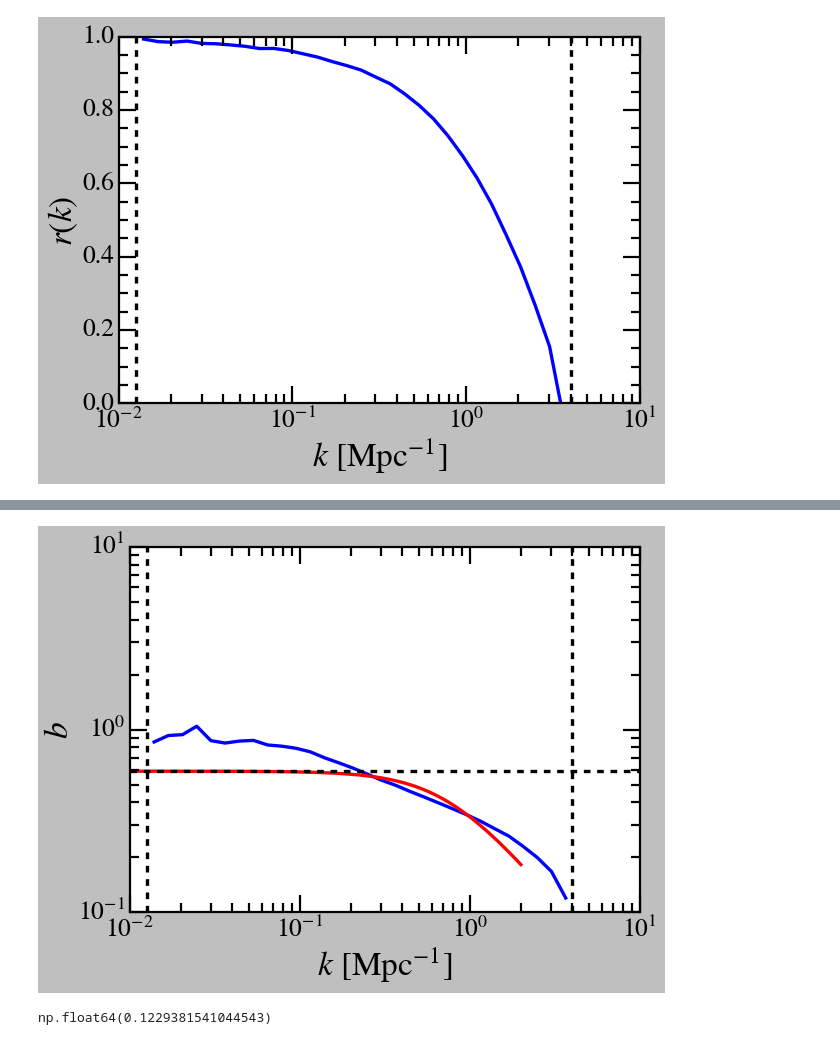
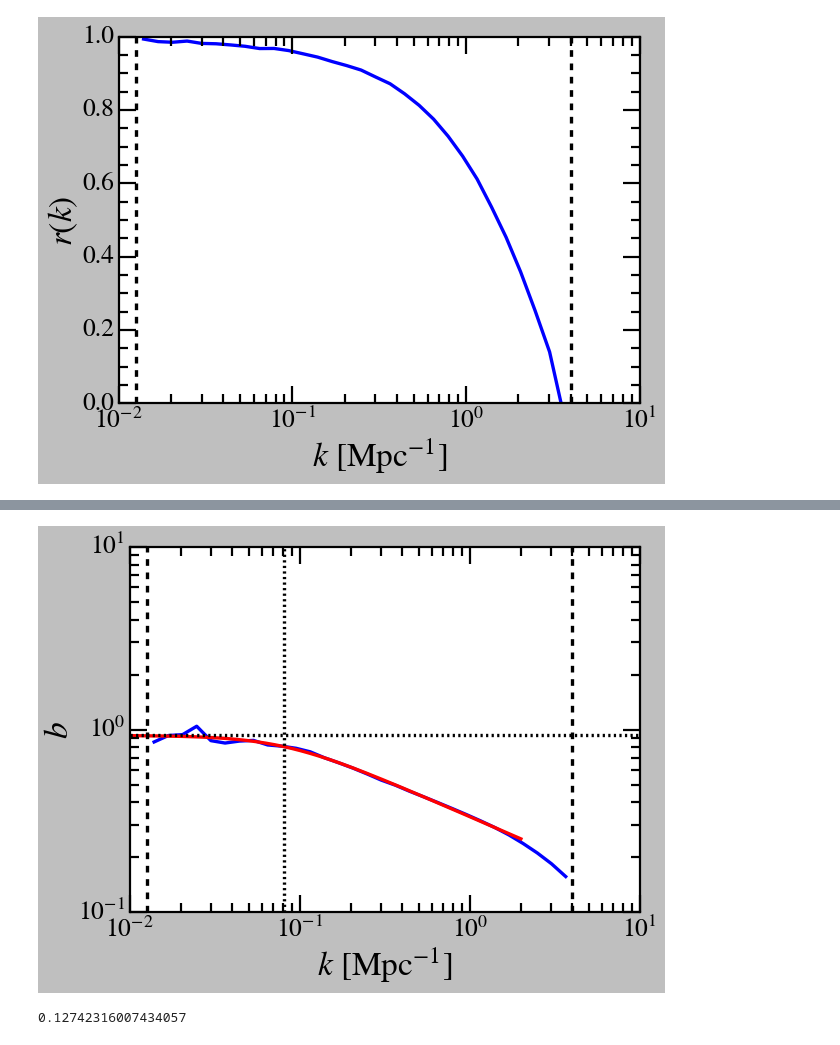
Before and after one commit to vinh-qtran/LuminaReionization, a Jupyter notebook: nbs/test.ipynb, the cells around one changed output, grey strips where cells are left out. Saved outputs shown, nothing was run; the diff lists cells and outputs as text; code cells hidden in the pictures.

```diff
--- a/nbs/test.ipynb
+++ b/nbs/test.ipynb
@@ -64,25 +73,26 @@ if False:
 # %%
 if False:
-    rho_dm_file = "../../Data/Sims/DensityDM_156.hdf5"
+    rho_dm_file = "../../Data/Sims/DensityDM_033.hdf5"
 
-    rho_dm_data = h5py.File(rho_dm_file, "r")
+    with h5py.File(rho_dm_file, "r") as rho_dm_data:
+        rho_dm_field = rho_dm_data["DensityDM"][:]
+        rho_dm_mean = np.mean(rho_dm_field)
 
-    rho_dm_field = rho_dm_data["DensityDM"][:]
-    rho_dm_mean = np.mean(rho_dm_field)
+        delta_rho_dm = (rho_dm_field - rho_dm_mean) / rho_dm_mean
 
-    delta_rho_dm = (rho_dm_field - rho_dm_mean) / rho_dm_mean
-
-    k_mag, delta_rho_dm_fourier = fourier_transform.get_fourier_transform(delta_rho_dm)
-    fourier_transform.save_fourier_transform(
-        k_mag,
-        delta_rho_dm_fourier,
-        "../../Data/Fourier/DensityDM_156_fourier.h5",
-        save_k_mag=False,
-    )
+        k_mag, delta_rho_dm_fourier = fourier_transform.get_fourier_transform(
+            delta_rho_dm
+        )
+        fourier_transform.save_fourier_transform(
+            k_mag,
+            delta_rho_dm_fourier,
+            "../../Data/Fourier/DensityDM_033_fourier.h5",
+            save_k_mag=False,
+        )
 # %%
 if False:
     z_reion_fourier_file = "../../Data/Fourier/z_reion_V_50_fourier.h5"
-    rho_dm_fourier_file = "../../Data/Fourier/DensityDM_156_fourier.h5"
+    rho_dm_fourier_file = "../../Data/Fourier/DensityDM_033_fourier.h5"
 
     with h5py.File(z_reion_fourier_file, "r") as f:
         k_mag = f["WaveVector"][:]
@@ -118,7 +128,7 @@ if False:
         P_mm,
         P_mm,
         P_mm_err,
-        "../../Data/Fourier/DensityDM_156_power_spectrum.json",
+        "../../Data/Fourier/DensityDM_033_power_spectrum.json",
     )
 
     k_bins, _, P_mz, P_mz_err = fourier_transform.get_power_spectrum(
@@ -133,7 +143,7 @@ if False:
         P_mz,
         P_mz,
         P_mz_err,
-        "../../Data/Fourier/DensityDM_156_z_reion_V_50_cross_power_spectrum.json",
+        "../../Data/Fourier/DensityDM_033_z_reion_V_50_cross_power_spectrum.json",
     )
 # %%
 with open("../../Data/Fourier/z_reion_V_50_power_spectrum.json") as f:  # noqa: PTH123
@@ -208,7 +218,7 @@ r_bins = P_mz / np.sqrt(P_mm * P_zz)
 mask = (r_bins > 0.5) & (r_bins < 1)
 
 bias_factor_fitter = fitting.BiasFactorFitter(k_bins[mask], b_bins[mask], r_bins[mask])
-fitting_results = bias_factor_fitter.fit(bounds=([1e-2, 0], [1e0, 2]))
+fitting_results = bias_factor_fitter.fit(bounds=([0.1, 1e-2, 0], [10, 1e0, 2]))
 
 k_interp, b_interp = bias_factor_fitter.model_interpolation(
     x=np.logspace(-2, np.log10(2), 1000), params=fitting_results["params"]
@@ -228,22 +239,24 @@ fitting_results
 # %%
 plt.plot(k_bins, np.sqrt(P_zz / P_mm))
 plt.plot(k_interp, b_interp, color="r")
 
 plt.axvline(fourier_transform._k_min, color="k", linestyle="--")
 plt.axvline(fourier_transform._k_max, color="k", linestyle="--")
 
-plt.axhline(0.593, color="k", linestyle="--")
+# plt.axhline(0.593, color="k", linestyle="--")
+plt.axhline(fitting_results["params"][0], color="k", linestyle="--", dashes=(2, 3))
+plt.axvline(fitting_results["params"][1], color="k", linestyle="--", dashes=(2, 3))
 
 plt.xscale("log")
 plt.yscale("log")
 
 plt.xlabel(r"$k$ [Mpc$^{-1}$]")
 plt.ylabel(r"$b$")
 
 plt.tight_layout()
 plt.show()
 # %% [output]
-[figure, old version]
+[figure, new version]
 # %%
 if True:
     z_reion_fourier_file = "../../Data/Fourier/z_reion_V_50_fourier.h5"
@@ -276,4 +287,4 @@ if True:
-# %%
-loss
-# %% [output]
-np.float64(0.1229381541044543)
+# %%
+utils.get_rms_err(z_reion_field, z_reion_field_hat)
+# %% [output]
+0.12742316007434057
```
Also changed, not shown: parts of 5 cells of this notebook, 3 other files.
